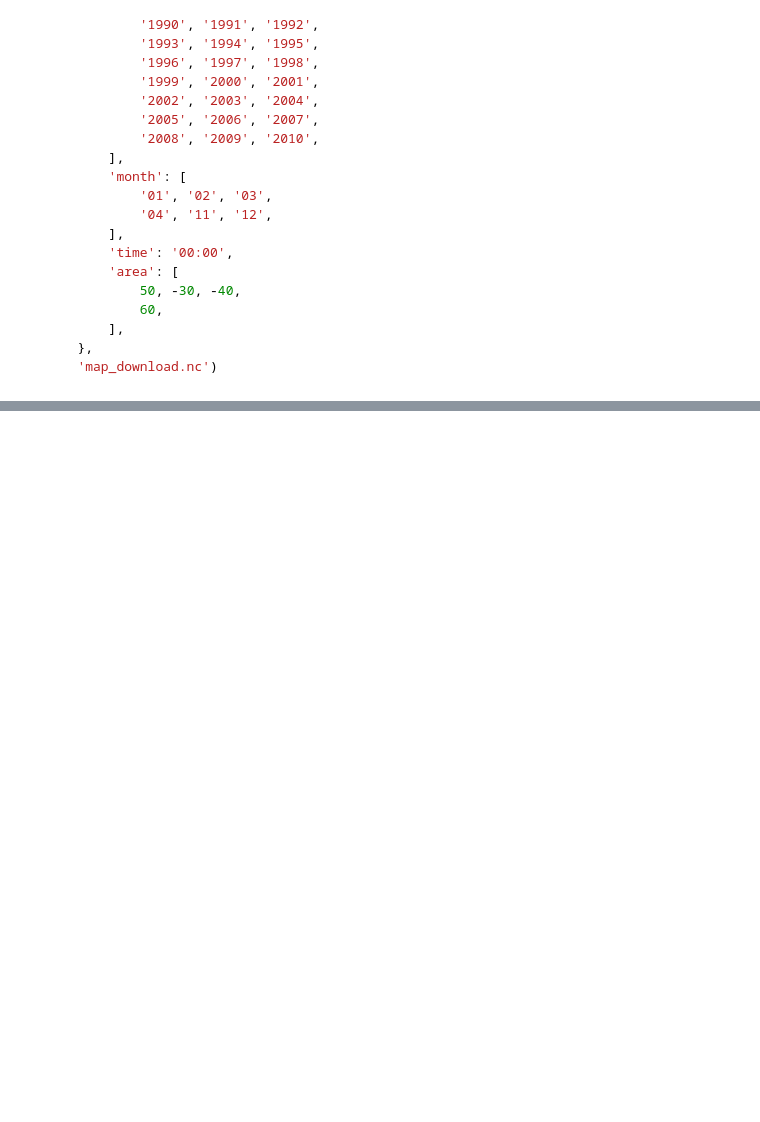
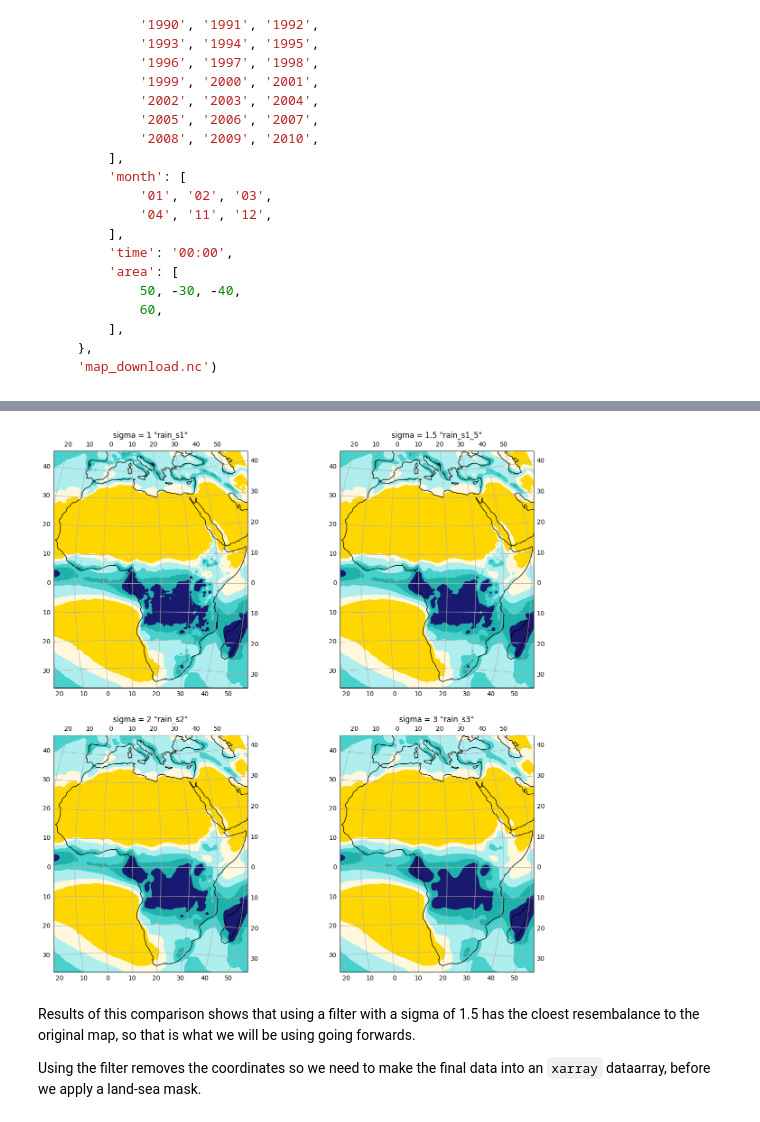
Before and after one commit to danhooke/africa_wall_atlas, a Jupyter notebook: wall_atlas_of_africa.ipynb, the cells around one changed output, grey strips where cells are left out. Saved outputs shown, nothing was run; the diff lists cells and outputs as text; code cells hidden in the pictures; blank space fills up the shorter version.

```diff
--- a/wall_atlas_of_africa.ipynb
+++ b/wall_atlas_of_africa.ipynb
@@ -300,0 +356,44 @@ c.retrieve(
+# %%
+rain_s1 = ndimage.gaussian_filter(rain, sigma = 1, order = 0)        # Gaussian filter with sigma = 1
+rain_s2 = ndimage.gaussian_filter(rain, sigma = 2, order = 0)        # Gaussian filter with sigma = 2
+rain_s1_5 = ndimage.gaussian_filter(rain, sigma = 1.5, order = 0)    # Gaussian filter with sigma = 1.5
+rain_s3 = ndimage.gaussian_filter(rain, sigma = 3, order = 0)        # Gaussian filter with sigma = 3
+
+fig, axs = plt.subplots(figsize = (15, 15), ncols = 2, nrows=2,subplot_kw={'projection': proj4})
+
+for i, ax in enumerate(fig.axes):
+    ax.set_extent(extent)
+    gl = ax.gridlines(draw_labels = True, x_inline = False,
+                  yformatter = lat_formatter,
+                  xformatter = lon_formatter)
+    gl.xlocator = mticker.FixedLocator(xticks)
+    gl.ylocator = mticker.FixedLocator(yticks)
+    ax.coastlines(color = 'k', linewidth = 1)
+
+axs[0,0].set_title('sigma = 1 "rain_s1"')
+axs[0,0].contourf(rain.longitude, rain.latitude, rain_s1,
+                levels = rain_bins, colors = rain_cols,
+                transform = ccrs.PlateCarree())
+
+axs[0,1].set_title('sigma = 1.5 "rain_s1_5"')
+axs[0,1].contourf(rain.longitude, rain.latitude, rain_s1_5,
+                levels = rain_bins, colors = rain_cols,
+                transform = ccrs.PlateCarree());
+
+axs[1, 0].set_title('sigma = 2 "rain_s2"')
+axs[1, 0].contourf(rain.longitude, rain.latitude, rain_s2,
+                    levels = rain_bins,
+                    transform = ccrs.PlateCarree(),
+                    colors = rain_cols)
+
+axs[1, 1].set_title('sigma = 3 "rain_s3"')
+axs[1, 1].contourf(rain.longitude, rain.latitude, rain_s3,
+                    levels = rain_bins,
+                    transform = ccrs.PlateCarree(),
+                    colors = rain_cols);
+# %% [output]
+[figure, added]
+# %% [markdown]
+Results of this comparison shows that using a filter with a sigma of 1.5 has the cloest resembalance to the original map, so that is what we will be using going forwards.
+
+Using the filter removes the coordinates so we need to make the final data into an `xarray` dataarray, before we apply a land-sea mask.
```
Also changed, not shown: parts of 9 cells of this notebook.
